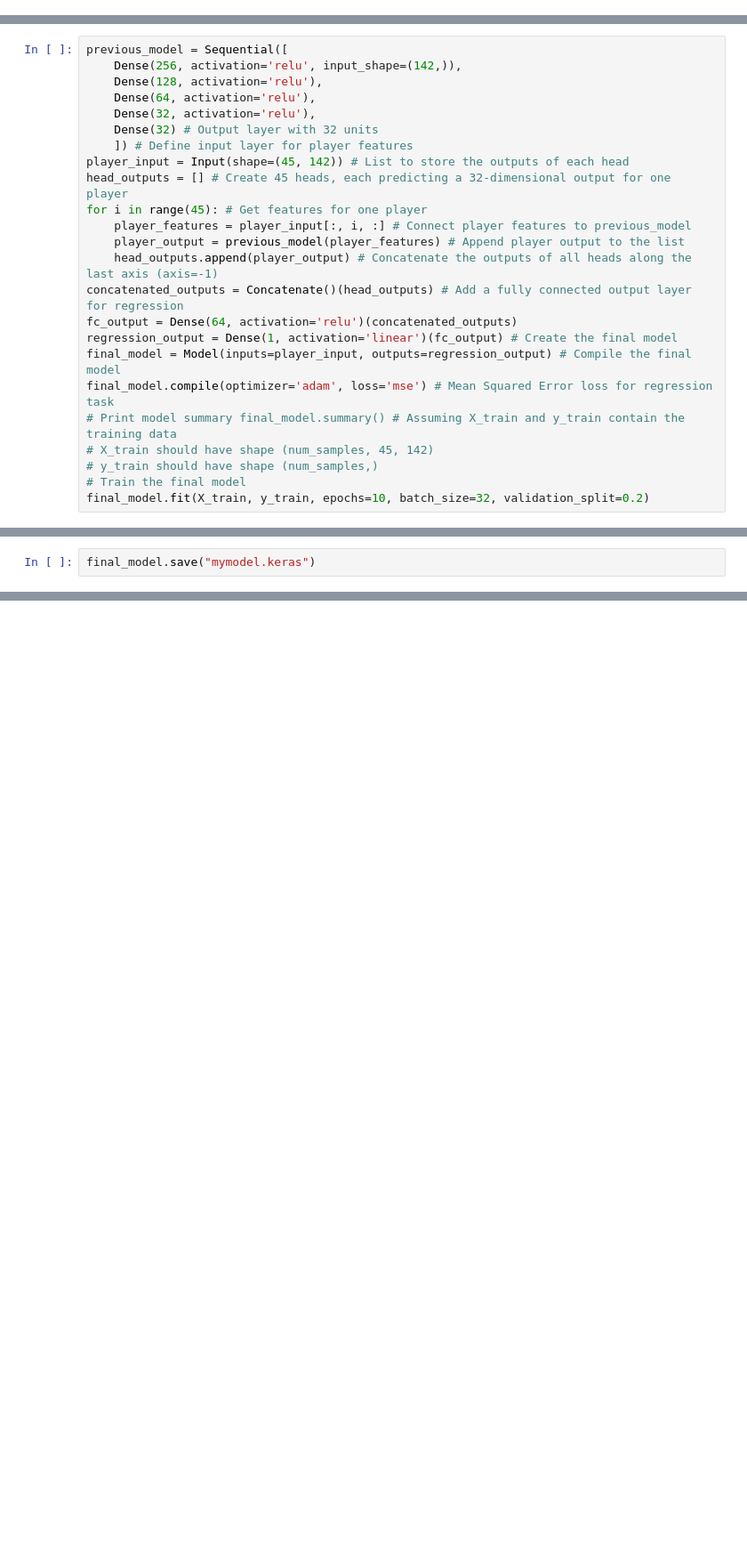
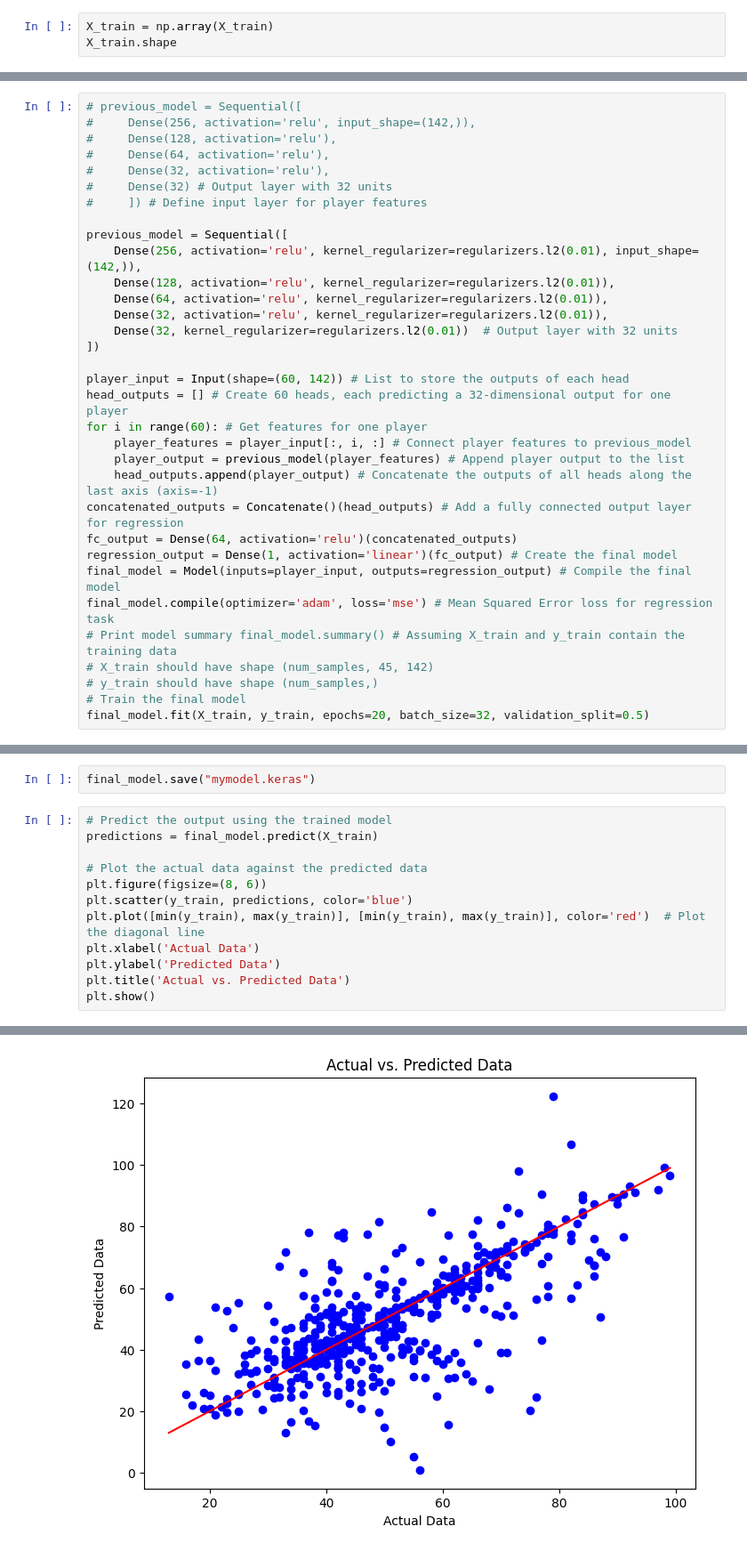
Before and after one commit to sambuddharay/FinalYearProject, a Jupyter notebook: cnn/model2.ipynb, the cells around one changed output, grey strips where cells are left out. Shown: that part at 89% size. Drawn from its saved outputs; the diff is of its cells as text; blank space fills up the shorter version.

```diff
--- a/cnn/cnnmodel2.ipynb
+++ b/cnn/model2.ipynb
@@ -982,0 +987,3 @@ X_train.shape
+# %%
+X_train = np.array(X_train)
+X_train.shape
@@ -1129,16 +1142,25 @@ import tensorflow
 # final_model.compile(optimizer='adam', loss='mse') # Mean Squared Error loss for regression task # Print model summary
 # final_model.summary()
 # %%
+# previous_model = Sequential([
+#     Dense(256, activation='relu', input_shape=(142,)),
+#     Dense(128, activation='relu'),
+#     Dense(64, activation='relu'),
+#     Dense(32, activation='relu'),
+#     Dense(32) # Output layer with 32 units
+#     ]) # Define input layer for player features
+
 previous_model = Sequential([
-    Dense(256, activation='relu', input_shape=(142,)),
-    Dense(128, activation='relu'),
-    Dense(64, activation='relu'),
-    Dense(32, activation='relu'),
-    Dense(32) # Output layer with 32 units
-    ]) # Define input layer for player features
-player_input = Input(shape=(45, 142)) # List to store the outputs of each head
-head_outputs = [] # Create 45 heads, each predicting a 32-dimensional output for one player
-for i in range(45): # Get features for one player
+    Dense(256, activation='relu', kernel_regularizer=regularizers.l2(0.01), input_shape=(142,)),
+    Dense(128, activation='relu', kernel_regularizer=regularizers.l2(0.01)),
+    Dense(64, activation='relu', kernel_regularizer=regularizers.l2(0.01)),
+    Dense(32, activation='relu', kernel_regularizer=regularizers.l2(0.01)),
+    Dense(32, kernel_regularizer=regularizers.l2(0.01))  # Output layer with 32 units
+])
+
+player_input = Input(shape=(60, 142)) # List to store the outputs of each head
+head_outputs = [] # Create 60 heads, each predicting a 32-dimensional output for one player
+for i in range(60): # Get features for one player
     player_features = player_input[:, i, :] # Connect player features to previous_model
     player_output = previous_model(player_features) # Append player output to the list
     head_outputs.append(player_output) # Concatenate the outputs of all heads along the last axis (axis=-1)
@@ -1151,5 +1173,5 @@ final_model.compile(optimizer='adam', loss='mse') # Mean Squared Error loss for
 # X_train should have shape (num_samples, 45, 142)
 # y_train should have shape (num_samples,)
 # Train the final model
-final_model.fit(X_train, y_train, epochs=10, batch_size=32, validation_split=0.2)
+final_model.fit(X_train, y_train, epochs=20, batch_size=32, validation_split=0.5)
 # %% [output]
@@ -1202,2 +1330,15 @@ Model: "functional_3"
 # %%
 final_model.save("mymodel.keras")
+# %%
+# Predict the output using the trained model
+predictions = final_model.predict(X_train)
+
+# Plot the actual data against the predicted data
+plt.figure(figsize=(8, 6))
+plt.scatter(y_train, predictions, color='blue')
+plt.plot([min(y_train), max(y_train)], [min(y_train), max(y_train)], color='red')  # Plot the diagonal line
+plt.xlabel('Actual Data')
+plt.ylabel('Predicted Data')
+plt.title('Actual vs. Predicted Data')
+plt.show()
+# %% [output]
@@ -1203,0 +1346 @@ final_model.save("mymodel.keras")
+[figure, added]
```
Also changed, not shown: parts of 19 cells of this notebook, 2 other files.
